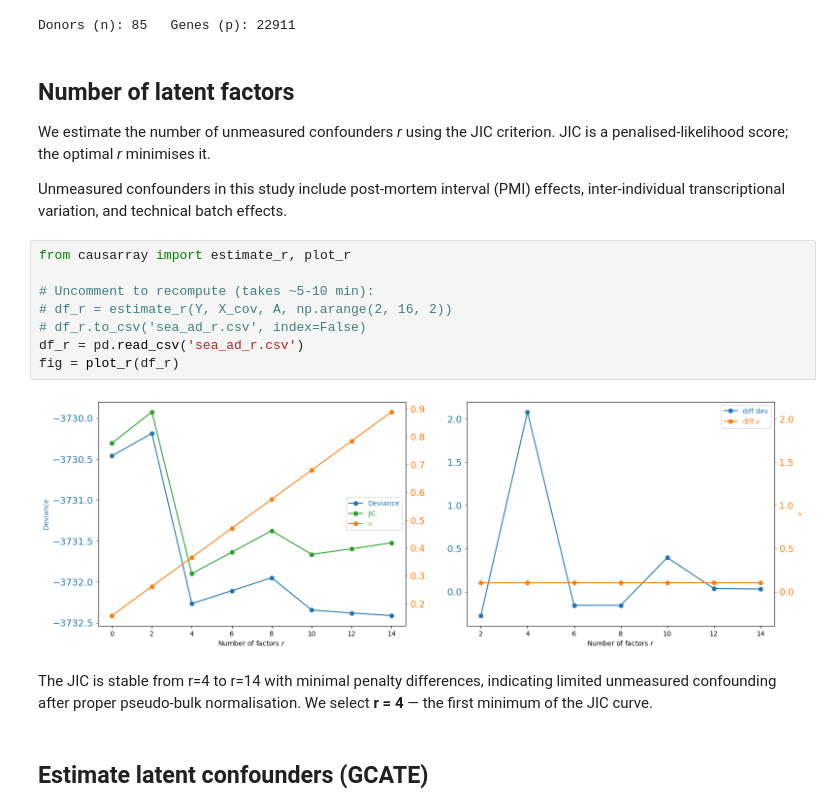
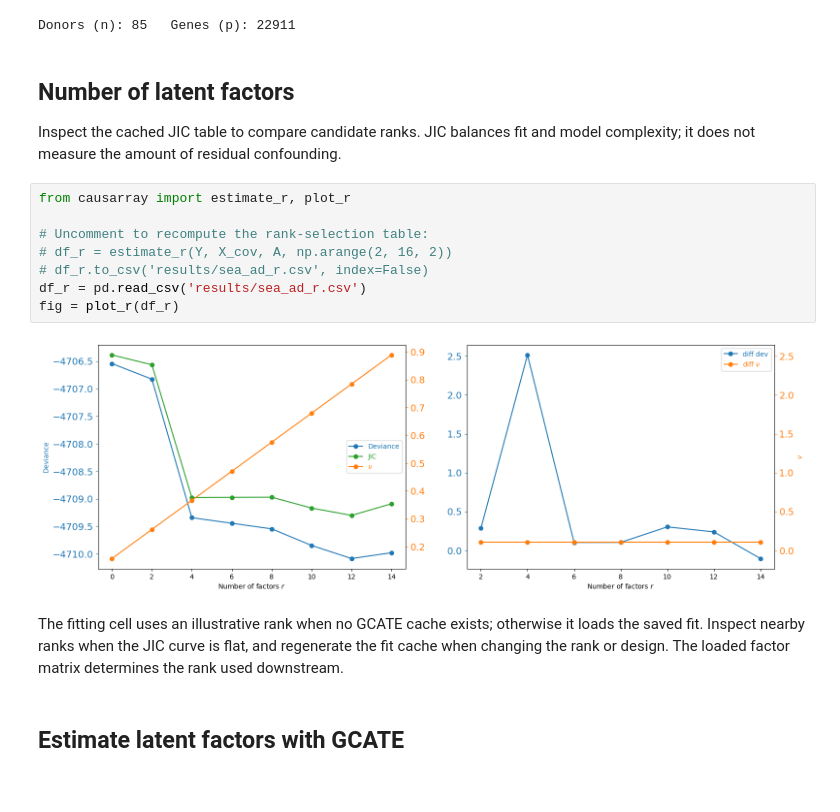
Before and after one commit to JinHongDu-Lab/causarray, a Jupyter notebook: docs/source/tutorial/case_control/sea_ad_case_control.ipynb, the cells around one changed output. Saved outputs shown, nothing was run; the diff lists cells and outputs as text.

```diff
--- a/docs/source/tutorial/case_control/sea_ad_case_control.ipynb
+++ b/docs/source/tutorial/case_control/sea_ad_case_control.ipynb
@@ -172,27 +113,21 @@ Donors (n): 85   Genes (p): 22911
 # %% [markdown]
 ## Number of latent factors
 
-We estimate the number of unmeasured confounders *r* using the JIC criterion.
-JIC is a penalised-likelihood score; the optimal *r* minimises it.
-
-Unmeasured confounders in this study include post-mortem interval (PMI) effects,
-inter-individual transcriptional variation, and technical batch effects.
+Inspect the cached JIC table to compare candidate ranks. JIC balances fit and model complexity; it does not measure the amount of residual confounding.
 # %%
 from causarray import estimate_r, plot_r
 
-# Uncomment to recompute (takes ~5-10 min):
+# Uncomment to recompute the rank-selection table:
 # df_r = estimate_r(Y, X_cov, A, np.arange(2, 16, 2))
-# df_r.to_csv('sea_ad_r.csv', index=False)
-df_r = pd.read_csv('sea_ad_r.csv')
+# df_r.to_csv('results/sea_ad_r.csv', index=False)
+df_r = pd.read_csv('results/sea_ad_r.csv')
 fig = plot_r(df_r)
 # %% [output]
-[figure, old version]
+[figure, new version]
 # %% [markdown]
-The JIC is stable from r=4 to r=14 with minimal penalty differences, indicating limited
-unmeasured confounding after proper pseudo-bulk normalisation.
-We select **r = 4** — the first minimum of the JIC curve.
+The fitting cell uses an illustrative rank when no GCATE cache exists; otherwise it loads the saved fit. Inspect nearby ranks when the JIC curve is flat, and regenerate the fit cache when changing the rank or design. The loaded factor matrix determines the rank used downstream.
 # %% [markdown]
-## Estimate latent confounders (GCATE)
+## Estimate latent factors with GCATE
 # %%
 import pickle
 
```
Also changed, not shown: parts of 15 cells of this notebook, 9 other files.
